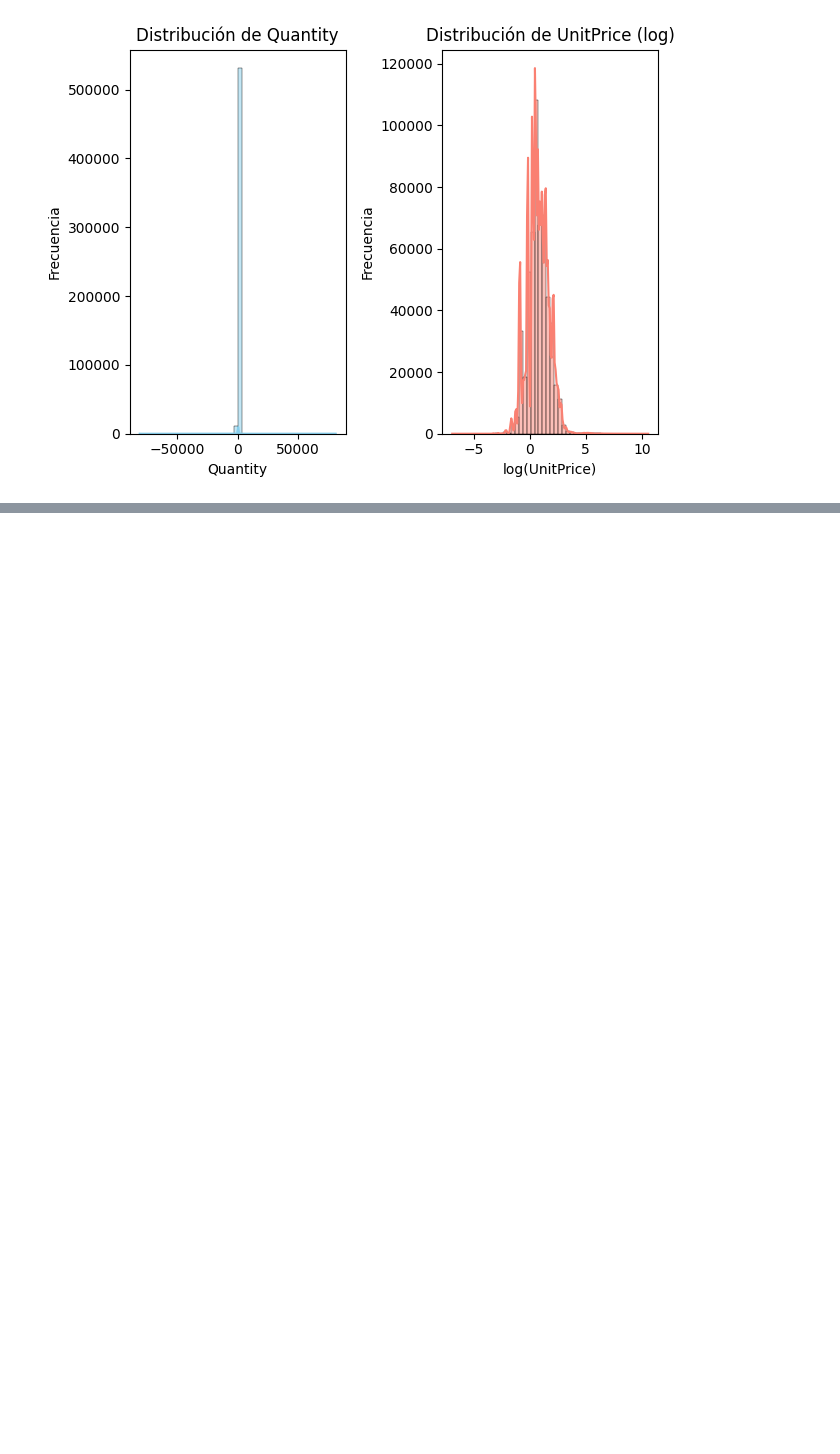
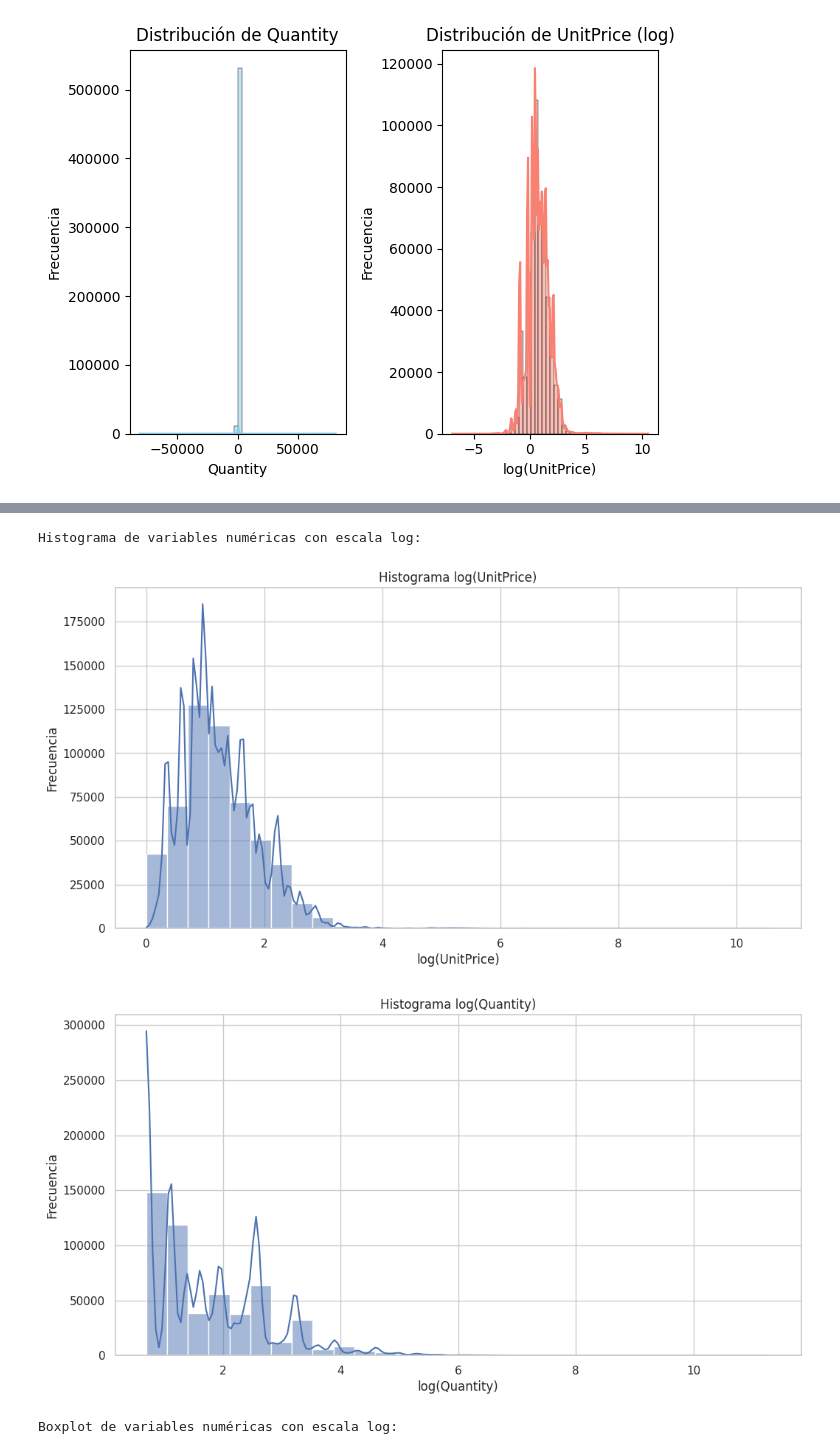
Before and after one commit to AuroraaaMS/EDA_FundamentosML_AuroraMansilla, a Jupyter notebook: Evaluacion1.ipynb, the cells around one changed output, grey strips where cells are left out. Drawn from its saved outputs; the diff is of its cells as text; code cells hidden in the pictures; blank space fills up the shorter version.

```diff
--- a/Evaluacion1.ipynb
+++ b/Evaluacion1.ipynb
@@ -152,0 +203,55 @@ plt.show()
+# %%
+import matplotlib.pyplot as plt
+import seaborn as sns
+
+sns.set(style="whitegrid")
+plt.rcParams['figure.figsize'] = (12, 6)
+
+categorical_vars = ['Country', 'InvoiceNo']  # Reemplaza con columnas categóricas válidas de tu DataFrame
+
+import numpy as np
+
+# Define numerical_vars before using it in the loop
+numerical_vars = ['UnitPrice', 'Quantity']  # Define las columnas numéricas que deseas analizar
+
+print("Histograma de variables numéricas con escala log:\n")
+for col in numerical_vars:
+    plt.figure()
+    # Evita errores con valores <= 0
+    datos = df[col][df[col] > 0]
+    sns.histplot(np.log1p(datos), kde=True, bins=30)
+    plt.title(f'Histograma log({col})')
+    plt.xlabel(f'log({col})')
+    plt.ylabel('Frecuencia')
+    plt.grid(True)
+    plt.show()
+
+print("Boxplot de variables numéricas con escala log:\n")
+for col in numerical_vars:
+    plt.figure()
+    datos = df[col][df[col] > 0]
+    sns.boxplot(x=np.log1p(datos))
+    plt.title(f'Boxplot log({col})')
+    plt.xlabel(f'log({col})')
+    plt.grid(True)
+    plt.show()
+
+print("\n--- Tablas de frecuencia (variables categóricas) ---")
+for col in categorical_vars:
+    print(f"\n{col}:\n")
+    print(df[col].value_counts())
+    print("\nPorcentajes:\n")
+    print((df[col].value_counts(normalize=True) * 100).round(2))
+
+    # Gráfico de barras
+    plt.figure()
+    sns.countplot(data=df, x=col, order=df[col].value_counts().index)
+    plt.title(f'Conteo de {col}')
+    plt.xticks(rotation=45)
+    plt.grid(True)
+    plt.show()
+# %% [output]
+Histograma de variables numéricas con escala log:
+[figure, added]
+[figure, added]
+Boxplot de variables numéricas con escala log:
```
Also changed, not shown: parts of 4 cells of this notebook.
